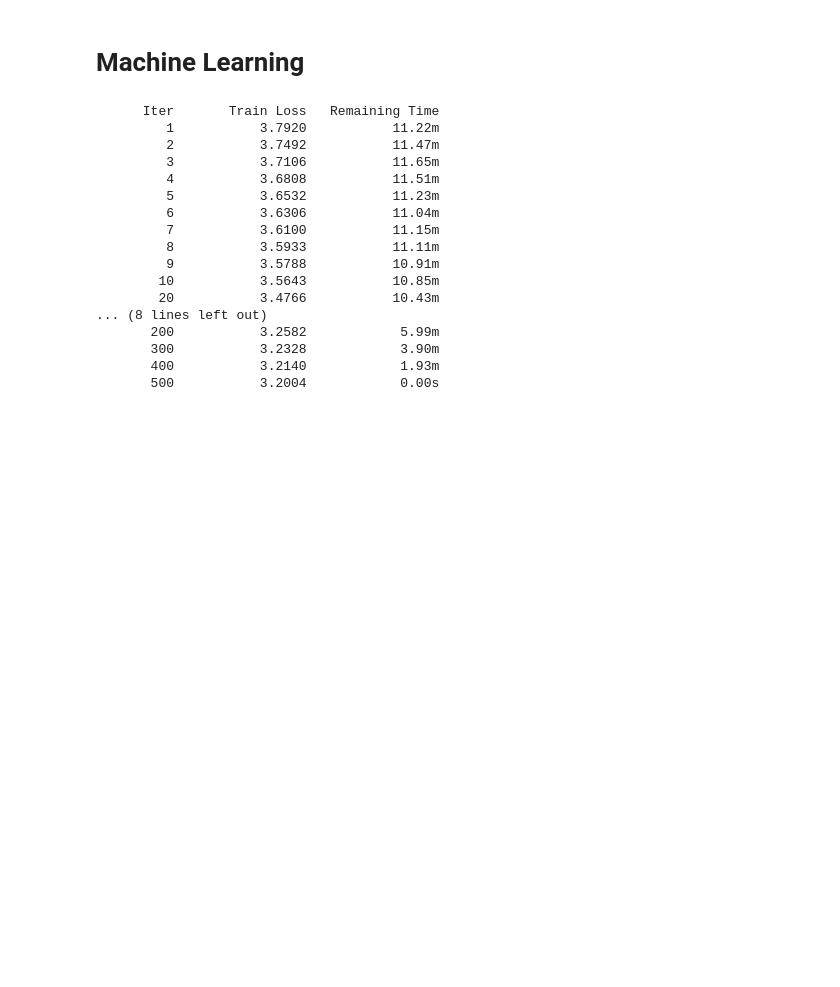
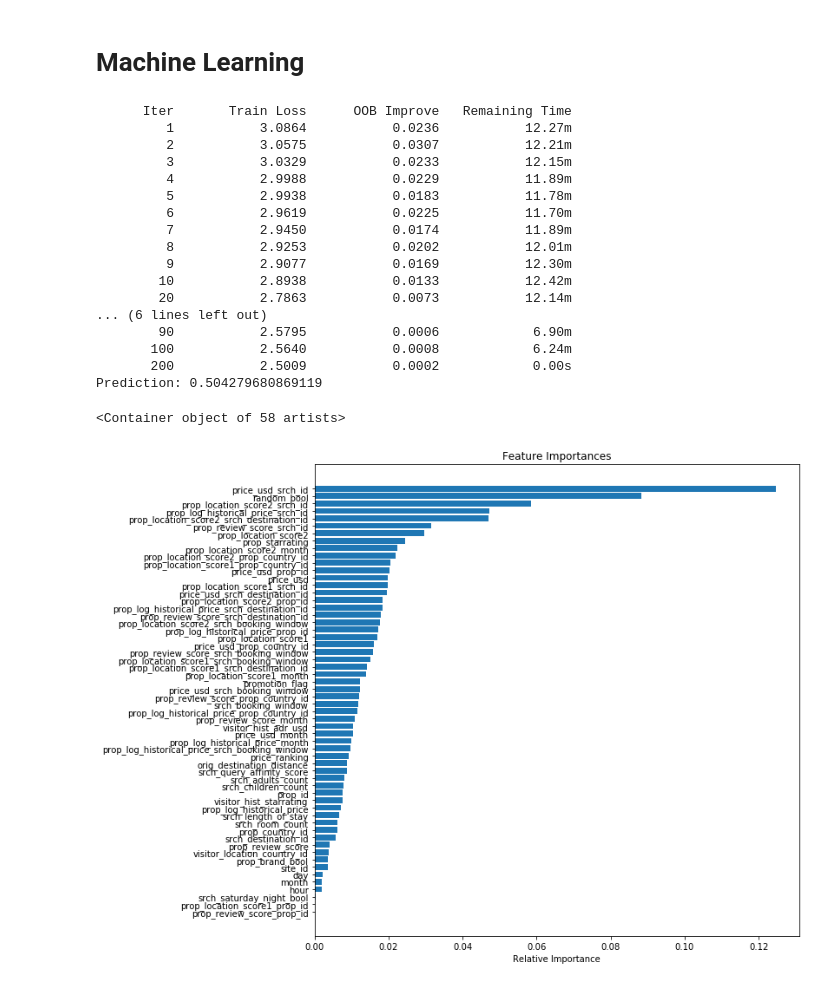
Before and after one commit to popoiopo/dataMining, a Jupyter notebook: Model_v3.ipynb, the cells around one changed output. Saved outputs shown, nothing was run; the diff lists cells and outputs as text; code cells hidden in the pictures; blank space fills up the shorter version.

```diff
--- a/Model_v3.ipynb
+++ b/Model_v3.ipynb
@@ -155,2 +179,4 @@ for feature in ['price_usd', 'prop_review_score', 'prop_location_score1', 'prop_
 # %%
-df['price_ranking'] = df.groupby('srch_id')['price_usd'].transform(lambda x: np.argsort(x) / len(x))
+def price_ranking(df: pd.DataFrame):
+    # Add Price Ranking Feature (Lowest Price goes first, Highest price last, per query)
+    df['price_ranking'] = df.groupby('srch_id')['price_usd'].transform(lambda x: np.argsort(x) / len(x))
@@ -214,6 +251,8 @@ selection = selection[[
+# %%
+selection = train_df
 # %%
 # Split Train and Test from random selection, again per Search ID
-TEST_TRAIN_SPLIT = 0.9
+TEST_TRAIN_SPLIT = 0.8
 
 unique_search_ids = np.unique(selection.srch_id)
 mask = np.random.uniform(0, 1, len(unique_search_ids)) < TEST_TRAIN_SPLIT
@@ -222,15 +261,16 @@ train = selection[selection.srch_id.isin(unique_search_ids[mask])]
 test = selection[selection.srch_id.isin(unique_search_ids[~mask])]
 
 # Downsample Training Set Negative Instances (Tip From Owen)
-DOWNSAMPLE = 0.1
+DOWNSAMPLE = 0.15
 train = pd.concat([train[train.relevance > 0], train[train.relevance == 0].sample(frac=DOWNSAMPLE)])
 
 # Split Into Features and Labels
-train_features = train.loc[:, 'price_usd_srch_id':]
+train_features = train.loc[:, 'site_id':]
 train_labels = train['relevance']
 
-test_features = test.loc[:, 'price_usd_srch_id':]
+test_features = test.loc[:, 'site_id':]
 test_labels = test['relevance']
 
 print(len(train), len(test))
+print(np.mean(train_labels), np.mean(test_labels))
 # %% [output]
@@ -238,12 +279,18 @@ print(len(train), len(test))
 # %% [markdown]
 # Machine Learning
 # %%
+# Train Gradient Boosting Regressor on Train Features w.r.t. Train Labels (a.k.a. Relevances)
 from sklearn.ensemble import RandomForestRegressor, GradientBoostingRegressor
-from sklearn.svm import SVR
+classifier = GradientBoostingRegressor(
+    n_estimators=200,
+    learning_rate=0.05,
+    max_depth=7,
+    max_features='sqrt',
+    subsample=0.8,
+    verbose=1
+)
+classifier.fit(train_features, train_labels)
 
-# Train Regressor on Train Features w.r.t. Train Labels (a.k.a. Relevances)
-classifier = GradientBoostingRegressor(n_estimators=500, verbose=1)
-classifier.fit(train_features, train_labels)
 
 # Predict Relevances
 predict_labels = classifier.predict(test_features)
@@ -255,27 +302,32 @@ result = pd.DataFrame({
     'relevance': test.relevance,
     'position': -predict_labels})
 print("Prediction:", nDCG_mean(result))
-
-# Plot Feature Importances Graph
-fig = plt.figure(figsize=(10, 10))
-fi_sort = np.argsort(classifier.feature_importances_)
-plt.barh(np.arange(len(test_features.columns)), classifier.feature_importances_[fi_sort],
-       tick_label=test_features.columns[fi_sort])
 # %% [output]
-      Iter       Train Loss   Remaining Time
-         1           3.7920           11.22m
-         2           3.7492           11.47m
-         3           3.7106           11.65m
-         4           3.6808           11.51m
-         5           3.6532           11.23m
-         6           3.6306           11.04m
-         7           3.6100           11.15m
-         8           3.5933           11.11m
-         9           3.5788           10.91m
-        10           3.5643           10.85m
-        20           3.4766           10.43m
-... (8 lines left out)
-       200           3.2582            5.99m
-       300           3.2328            3.90m
-       400           3.2140            1.93m
-       500           3.2004            0.00s
+      Iter       Train Loss      OOB Improve   Remaining Time
+         1           3.0864           0.0236           12.27m
+         2           3.0575           0.0307           12.21m
+         3           3.0329           0.0233           12.15m
+         4           2.9988           0.0229           11.89m
+         5           2.9938           0.0183           11.78m
+         6           2.9619           0.0225           11.70m
+         7           2.9450           0.0174           11.89m
+         8           2.9253           0.0202           12.01m
+         9           2.9077           0.0169           12.30m
+        10           2.8938           0.0133           12.42m
+        20           2.7863           0.0073           12.14m
+... (6 lines left out)
+        90           2.5795           0.0006            6.90m
+       100           2.5640           0.0008            6.24m
+       200           2.5009           0.0002            0.00s
+Prediction: 0.504279680869119
+# %%
+# Plot Feature Importances Graph
+fig = plt.figure(figsize=(10, 10))
+fi_sort = np.argsort(classifier.feature_importances_)
+plt.title("Feature Importances")
+plt.xlabel("Relative Importance")
+plt.barh(np.arange(len(test_features.columns)), classifier.feature_importances_[fi_sort],
+       tick_label=test_features.columns[fi_sort])
+# %% [output]
+<Container object of 58 artists>
+[figure, added]
```
Also changed, not shown: parts of 15 cells of this notebook.
